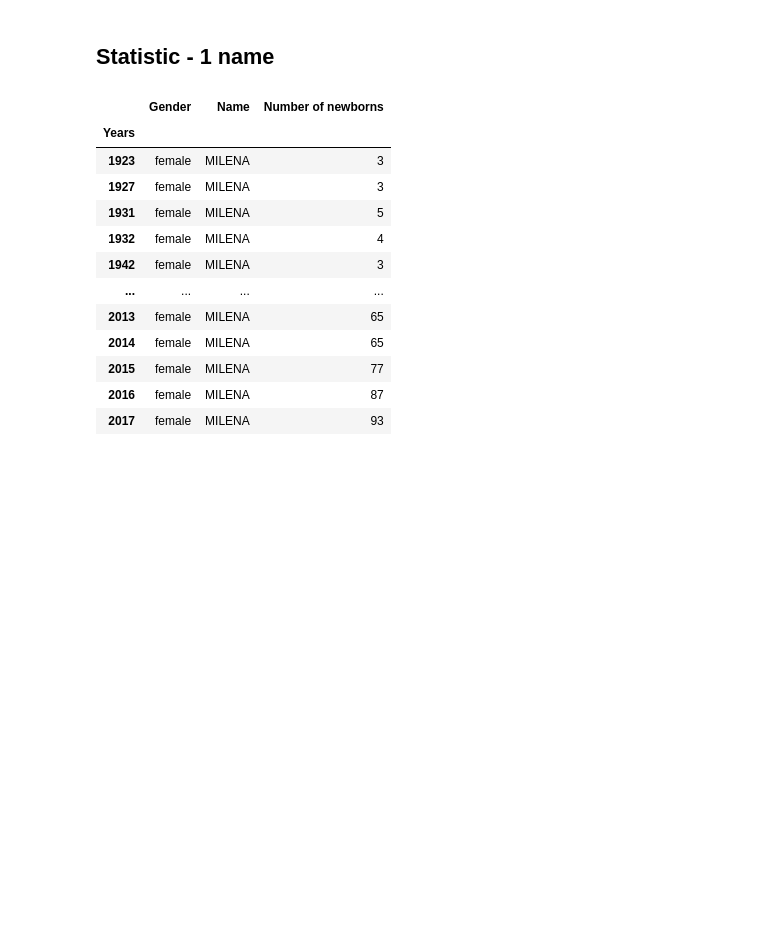
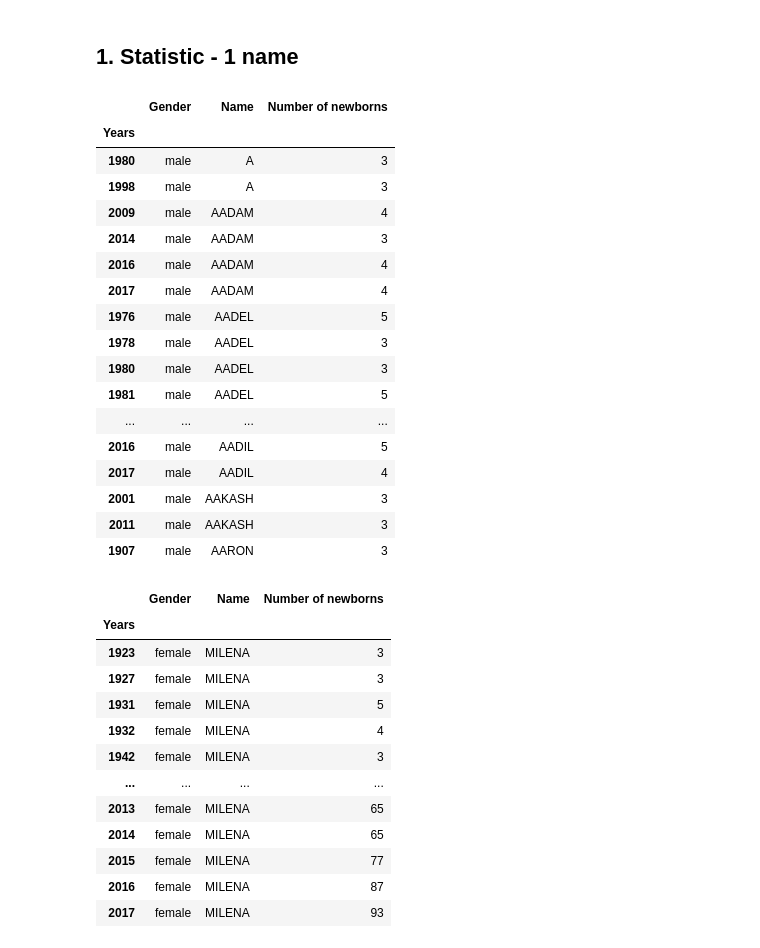
Before and after one commit to milenakowalska/Names_France, a Jupyter notebook: Names.ipynb, the cells around one changed output. Saved outputs shown, nothing was run; the diff lists cells and outputs as text; code cells hidden in the pictures; blank space fills up the shorter version.

Commit message:
Jupyter notebook - general statistics added

```diff
--- a/Names.ipynb
+++ b/Names.ipynb
@@ -4,7 +4,7 @@ from matplotlib import pyplot as plt
 import numpy as np
 import os
 # %% [markdown]
-## Statistic - 1 name
+## 1. Statistic - 1 name
 # %%
 dataframe = pd.read_csv('source/nat1900-2017.tsv', sep='\t')
 dataframe.rename(columns={"sexe":"Gender", "preusuel":"Name","annais":"Years","nombre":"Number of newborns"}, inplace=True)
@@ -12,6 +12,27 @@ dataframe.set_index('Years', inplace=True)
 dataframe.drop('XXXX', inplace=True)
 dataframe.Gender = dataframe.Gender.map({1:'male', 2:'female'})
 dataframe.index = pd.to_numeric(dataframe.index,errors='coerce')
+# %%
+dataframe.head(40)
+# %% [output]
+|  | Gender | Name | Number of newborns |
+| Years |  |  |  |
+| 1980 | male | A | 3 |
+| 1998 | male | A | 3 |
+| 2009 | male | AADAM | 4 |
+| 2014 | male | AADAM | 3 |
+| 2016 | male | AADAM | 4 |
+| 2017 | male | AADAM | 4 |
+| 1976 | male | AADEL | 5 |
+| 1978 | male | AADEL | 3 |
+| 1980 | male | AADEL | 3 |
+| 1981 | male | AADEL | 5 |
+| ... | ... | ... | ... |
+| 2016 | male | AADIL | 5 |
+| 2017 | male | AADIL | 4 |
+| 2001 | male | AAKASH | 3 |
+| 2011 | male | AAKASH | 3 |
+| 1907 | male | AARON | 3 |
 # %%
 my_filter = lambda name: dataframe.Name == name
 results = dataframe[my_filter('MILENA')]
```
Also changed, not shown: parts of 9 cells of this notebook.
